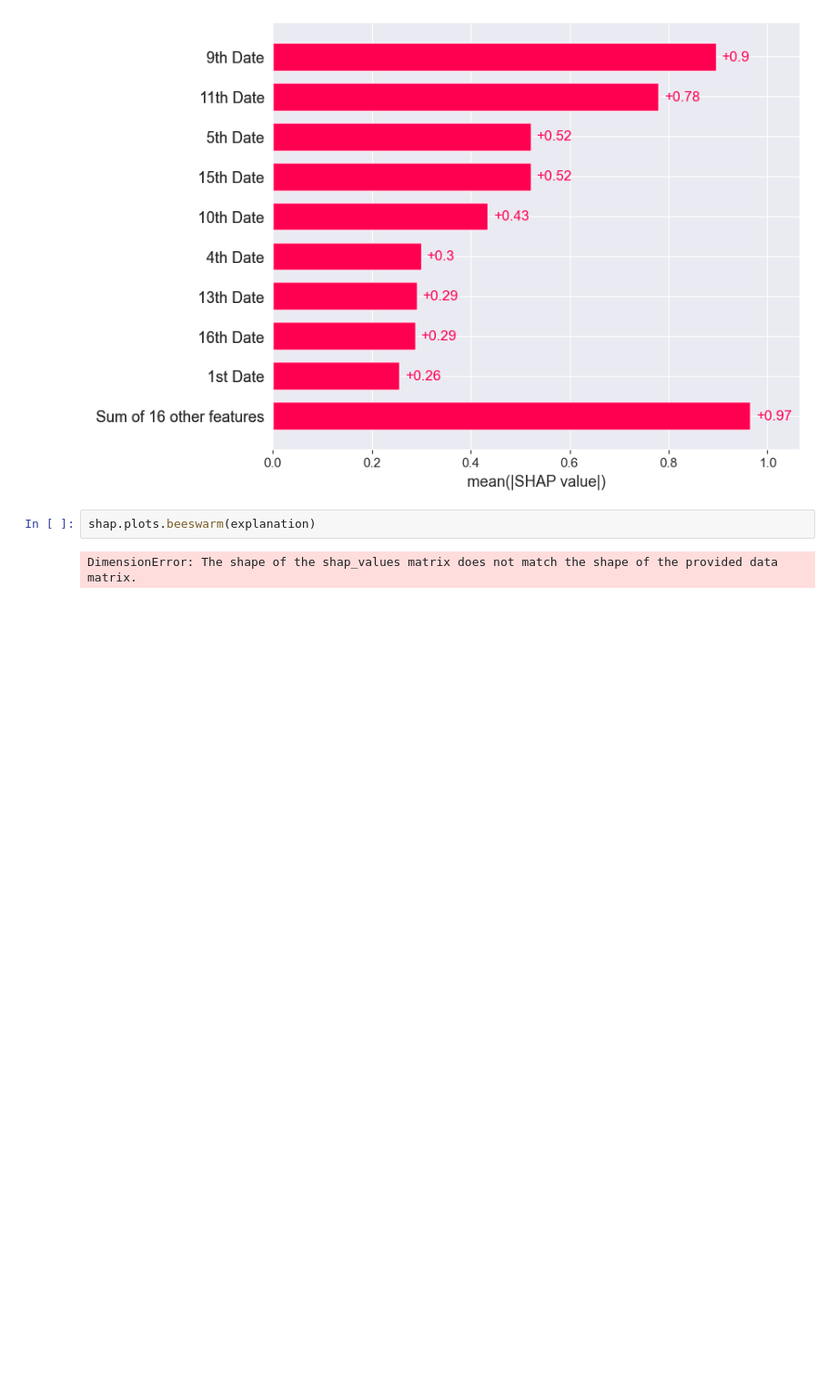
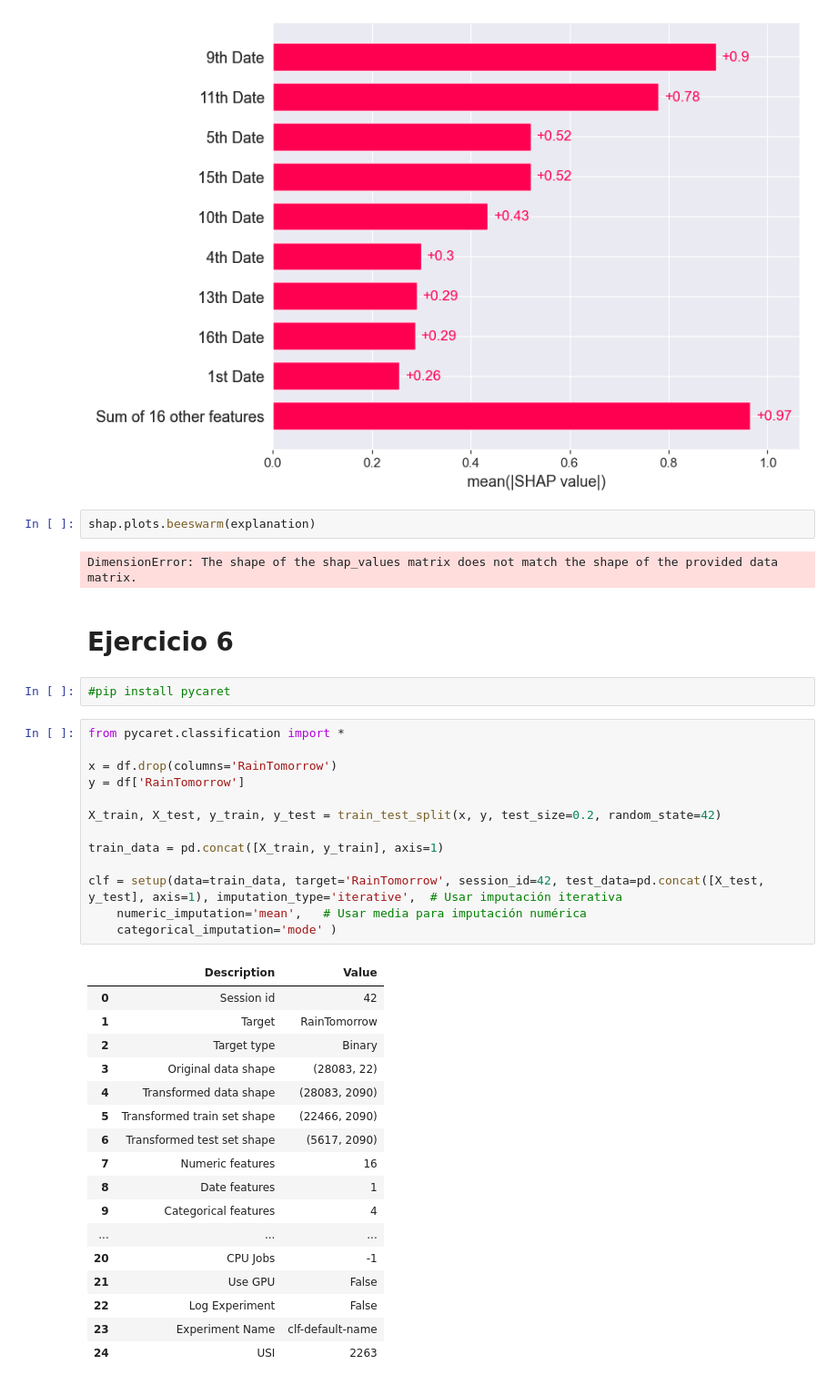
Before and after one commit to therokitoki/AA1-TUIA-Alsop-Hachen, a Jupyter notebook: tp2.ipynb, the cells around one changed output. Shown at 91% size. Cells and saved outputs as stored; diff of their text form; blank space fills up the shorter version.

```diff
--- a/tp2.ipynb
+++ b/tp2.ipynb
@@ -1315,3 +1317,38 @@ shap.plots.bar(explanation)
 shap.plots.beeswarm(explanation)
 # %% [output]
 DimensionError: The shape of the shap_values matrix does not match the shape of the provided data matrix.
+# %% [markdown]
+# Ejercicio 6
+# %%
+#pip install pycaret
+# %%
+from pycaret.classification import *
+
+x = df.drop(columns='RainTomorrow')
+y = df['RainTomorrow']
+
+X_train, X_test, y_train, y_test = train_test_split(x, y, test_size=0.2, random_state=42)
+
+train_data = pd.concat([X_train, y_train], axis=1)
+
+clf = setup(data=train_data, target='RainTomorrow', session_id=42, test_data=pd.concat([X_test, y_test], axis=1), imputation_type='iterative',  # Usar imputación iterativa
+    numeric_imputation='mean',   # Usar media para imputación numérica
+    categorical_imputation='mode' )
+# %% [output]
+|  | Description | Value |
+| 0 | Session id | 42 |
+| 1 | Target | RainTomorrow |
+| 2 | Target type | Binary |
+| 3 | Original data shape | (28083, 22) |
+| 4 | Transformed data shape | (28083, 2090) |
+| 5 | Transformed train set shape | (22466, 2090) |
+| 6 | Transformed test set shape | (5617, 2090) |
+| 7 | Numeric features | 16 |
+| 8 | Date features | 1 |
+| 9 | Categorical features | 4 |
+| ... | ... | ... |
+| 20 | CPU Jobs | -1 |
+| 21 | Use GPU | False |
+| 22 | Log Experiment | False |
+| 23 | Experiment Name | clf-default-name |
+| 24 | USI | 2263 |
```
Also changed, not shown: parts of 20 cells of this notebook, 1 other file.
